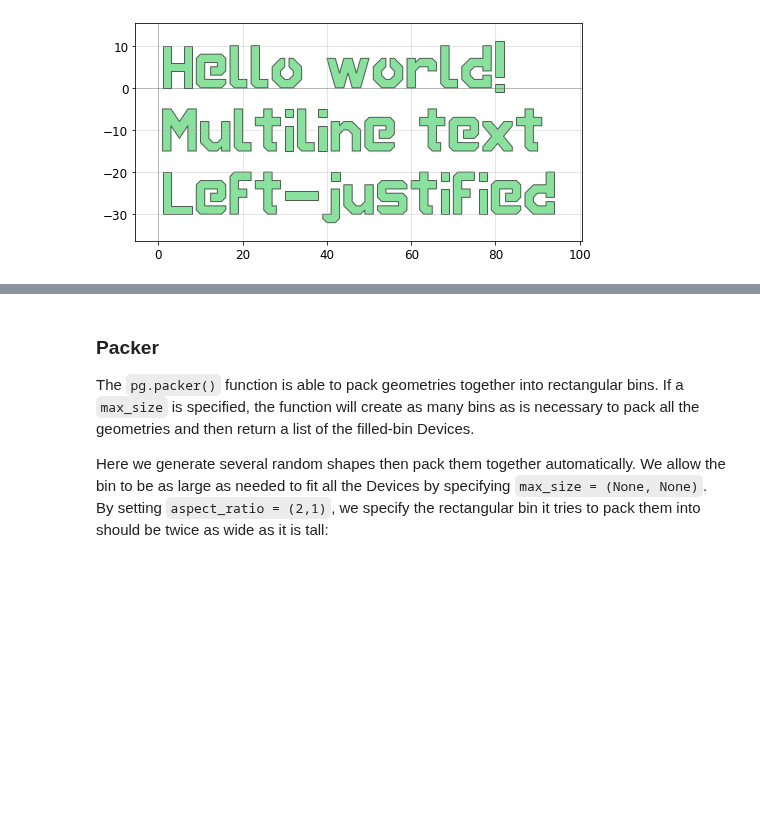
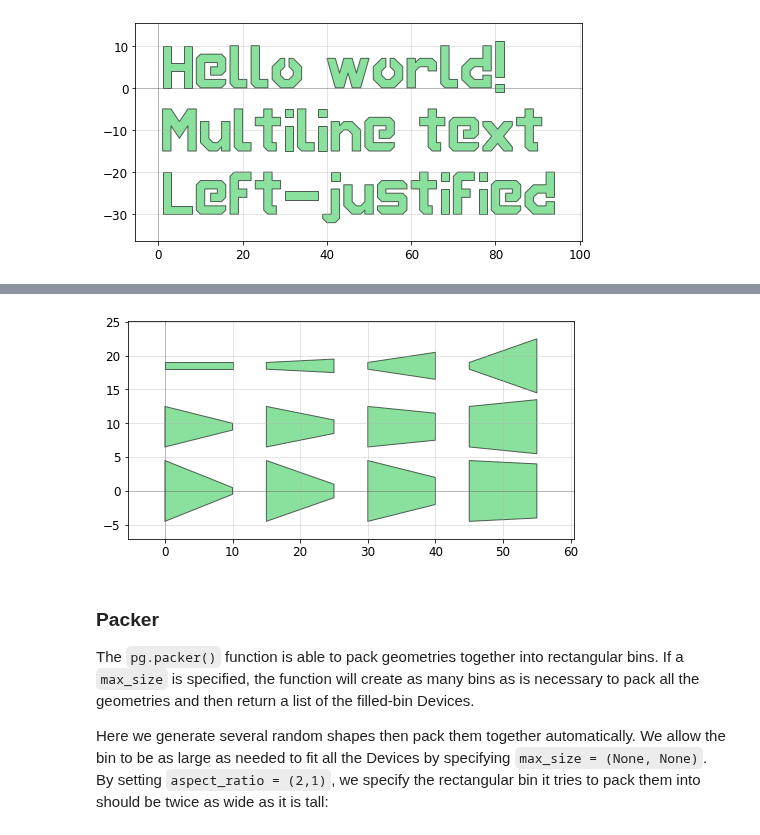
Before and after one commit to amccaugh/phidl, a Jupyter notebook: docs/geometry_reference.ipynb, the cells around one changed output, grey strips where cells are left out. Drawn from its saved outputs; the diff is of its cells as text; code cells hidden in the pictures; blank space fills up the shorter version.

```diff
--- a/docs/geometry_reference.ipynb
+++ b/docs/geometry_reference.ipynb
@@ -256,3 +190,22 @@ qp(D) # quickplot the geometry
+# %%
+device_list = []
+for width1 in [1, 6, 9]:
+    for width2 in [1, 2, 4, 8]:
+        D = pg.taper(length = 10, width1 = width1, width2 = width2, layer = 0)
+        device_list.append(D)
+
+G = pg.grid(device_list,
+            spacing = (5,1),
+            separation = True,
+            shape = (3,4),
+            align_x = 'x',
+            align_y = 'y',
+            edge_x = 'x',
+            edge_y = 'ymax')
+
+qp(G)
+# %% [output]
+[figure, added]
 # %% [markdown]
 ### Packer
 
```
Also changed, not shown: parts of 15 cells of this notebook.
